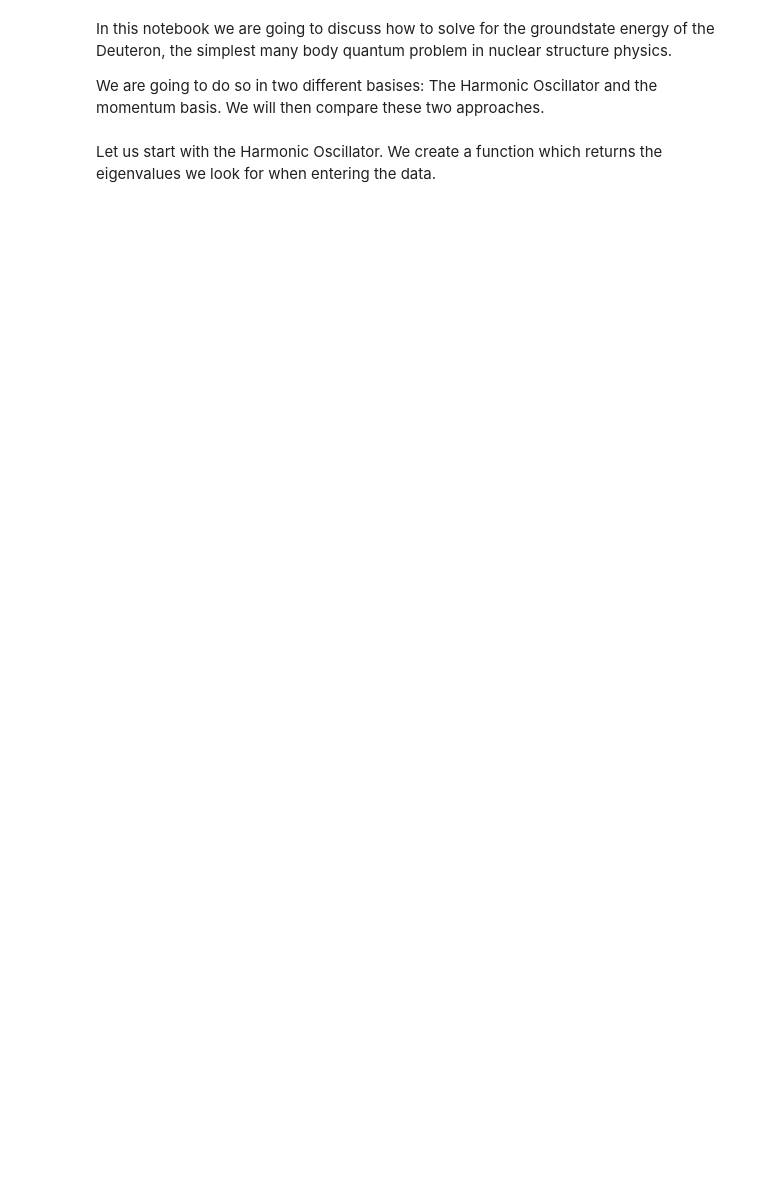
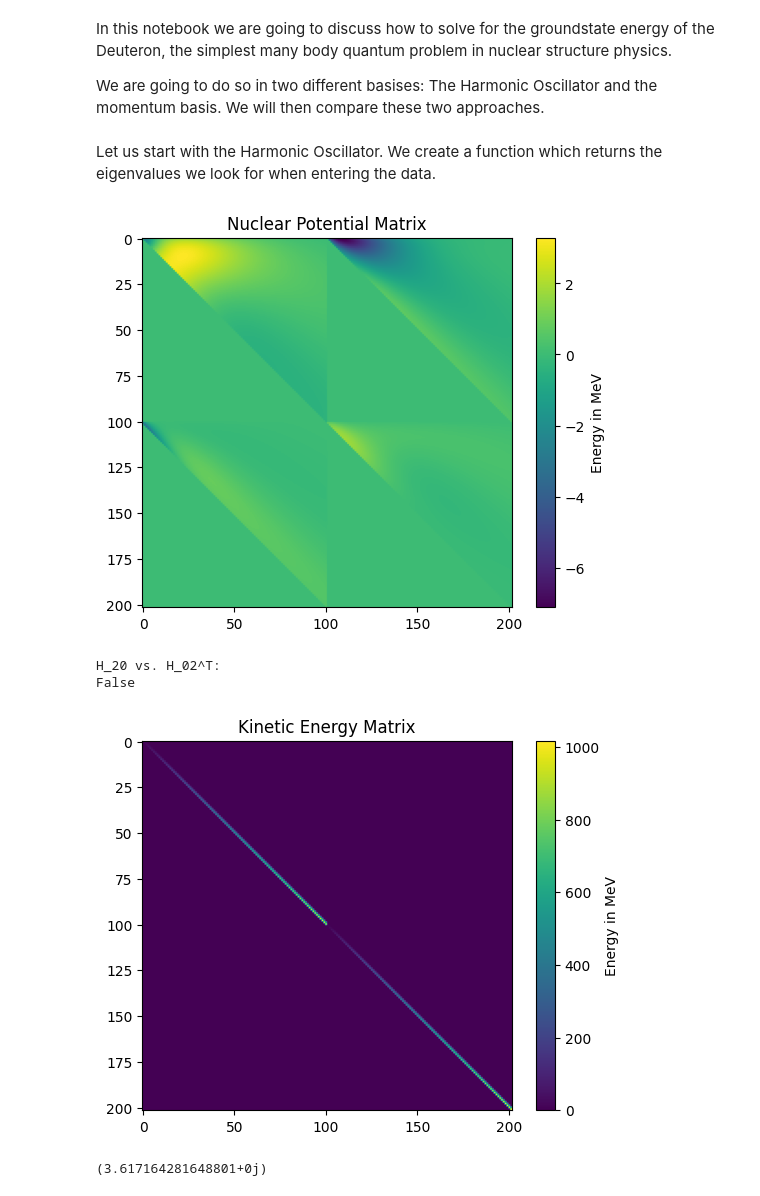
Before and after one commit to elanikum/comp_nuclear_structure_physics2025, a Jupyter notebook: deuteron_gs.ipynb, the cells around one changed output. Saved outputs shown, nothing was run; the diff lists cells and outputs as text; code cells hidden in the pictures; blank space fills up the shorter version.

```diff
--- a/deuteron_gs.ipynb
+++ b/deuteron_gs.ipynb
@@ -10,6 +16,66 @@ In this notebook we are going to discuss how to solve for the groundstate energy
 We are going to do so in two different basises: The Harmonic Oscillator and the momentum basis. We will then compare these two approaches.
 # %% [markdown]
 Let us start with the Harmonic Oscillator. We create a function which returns the eigenvalues we look for when entering the data.
+# %%
+def create_hamiltonian_WIP_NON_herm(file1, file2, plotting = None):
+    vNN = pd.read_csv(file1, sep = r"\s+", header = None, skiprows = 1)
+    tRel = pd.read_csv(file2, sep = r"\s+", header = None, skiprows = 1)
+
+    vNN = vNN.rename(columns = {0: "N", 1: "L", 2: "NN", 3:"LL", 4:"S", 5:"J", 6: "T", 7:"MT", 8:"E"})
+    tRel = tRel.rename(columns = {0: "N", 1: "L", 2: "NN", 3:"LL", 4:"S", 5:"J", 6: "T", 7:"MT", 8:"E"})
+
+    vNN = vNN.loc[(vNN['J'] == 1) & (vNN['S'] == 1) & (vNN['T'] == 0) & (vNN['MT'] == 0)]
+    tRel = tRel.loc[(tRel['J'] == 1) & (tRel['S'] == 1) & (tRel['T'] == 0) & (tRel['MT'] == 0)]
+
+    vNN = vNN.sort_values(['L',"LL"])
+    tRel = tRel.sort_values(['L',"LL"])
+
+    V_00 = vNN[(vNN['L'] == 0) & (vNN["LL"] == 0)].pivot(index="N", columns="NN", values='E').fillna(0).values
+    V_02 = vNN[(vNN['L'] == 0) & (vNN["LL"] == 2)].pivot(index="N", columns="NN", values='E').fillna(0).values
+    V_20 = vNN[(vNN['L'] == 2) & (vNN["LL"] == 0)].pivot(index="N", columns="NN", values='E').fillna(0).values
+    V_22 = vNN[(vNN['L'] == 2) & (vNN["LL"] == 2)].pivot(index="N", columns="NN", values='E').fillna(0).values
+
+
+    V = np.block([[V_00, V_02], [V_20, V_22]])
+
+    T_00 = tRel[(tRel['L'] == 0) & (tRel["LL"] == 0)].pivot(index="N", columns="NN", values='E').fillna(0).values
+    T_02 = tRel[(tRel['L'] == 0) & (tRel["LL"] == 2)].pivot(index="N", columns="NN", values='E').fillna(0).values
+    T_20 = tRel[(tRel['L'] == 2) & (tRel["LL"] == 0)].pivot(index="N", columns="NN", values='E').fillna(0).values
+    T_22 = tRel[(tRel['L'] == 2) & (tRel["LL"] == 2)].pivot(index="N", columns="NN", values='E').fillna(0).values
+
+    T = np.block([[T_00, T_02], [T_20, T_22]])
+
+    if plotting:
+        plt.imshow(V)
+        plt.colorbar(label = "Energy in MeV")
+        plt.title("Nuclear Potential Matrix")
+        plt.show()
+
+        # Validate symmetry of submatrices
+        print("V_20 vs. V_02^T:")
+        print(np.allclose(V_20, V_02.T))
+
+        plt.imshow(T)
+        plt.colorbar(label = "Energy in MeV")
+        plt.title("Kinetic Energy Matrix")
+        plt.show()
+
+    return V+T
+
+def solve_eigensystem(m):
+    w, v = np.linalg.eig(m)
+    w = np.sort(w)
+    return w, v
+
+H = create_hamiltonian_WIP_NON_herm(vNN_dat_chi2bSMSI5C[0], tRel_dat[0], plotting = True)
+w, v = solve_eigensystem(H)
+print(w[0])
+# %% [output]
+[figure, added]
+H_20 vs. H_02^T:
+False
+[figure, added]
+(3.617164281648801+0j)
 # %%
 def symmetrize(m):
     return m + m.T - np.diag(m.diagonal())
```
Also changed, not shown: parts of 9 cells of this notebook, 1 other file.
